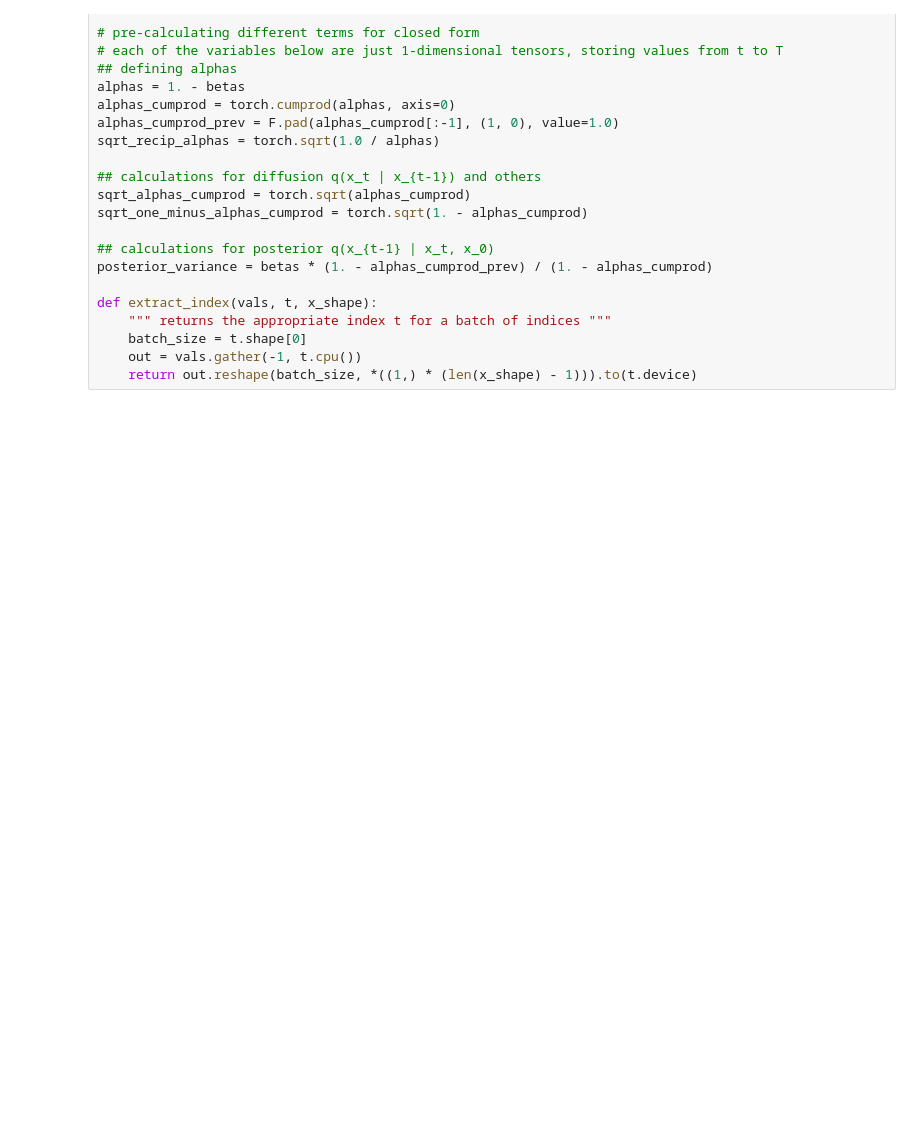
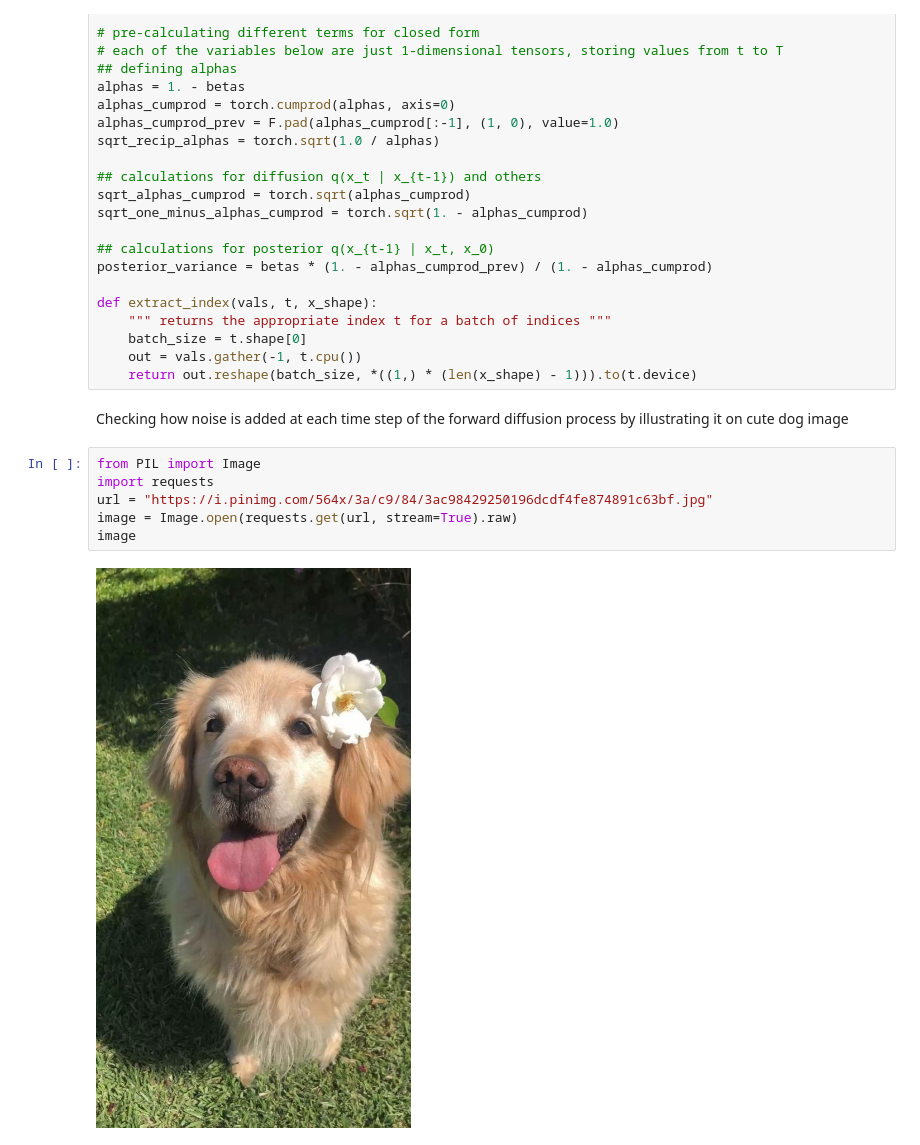
Before and after one commit to rajgarg021/diffusion-from-scratch, a Jupyter notebook: diffusion_from_scratch.ipynb, the cells around one changed output. Cells and saved outputs as stored; diff of their text form; blank space fills up the shorter version.

Commit message:
added functions for the forward diffusion process as done in the DDPM paper and visualized it on a sample image of a cute doggo

```diff
--- a/diffusion_from_scratch.ipynb
+++ b/diffusion_from_scratch.ipynb
@@ -70,3 +71,13 @@ def extract_index(vals, t, x_shape):
     batch_size = t.shape[0]
     out = vals.gather(-1, t.cpu())
     return out.reshape(batch_size, *((1,) * (len(x_shape) - 1))).to(t.device)
+# %% [markdown]
+Checking how noise is added at each time step of the forward diffusion process by illustrating it on cute dog image
+# %%
+from PIL import Image
+import requests
+url = "https://i.pinimg.com/564x/3a/c9/84/3ac98429250196dcdf4fe874891c63bf.jpg"
+image = Image.open(requests.get(url, stream=True).raw)
+image
+# %% [output]
+[figure, added]
```
Also changed, not shown: parts of 13 cells of this notebook.
